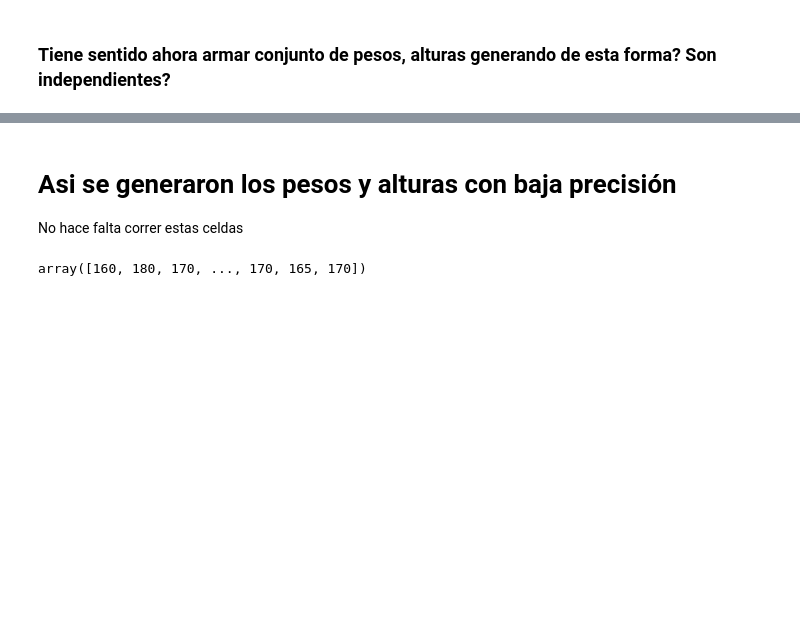
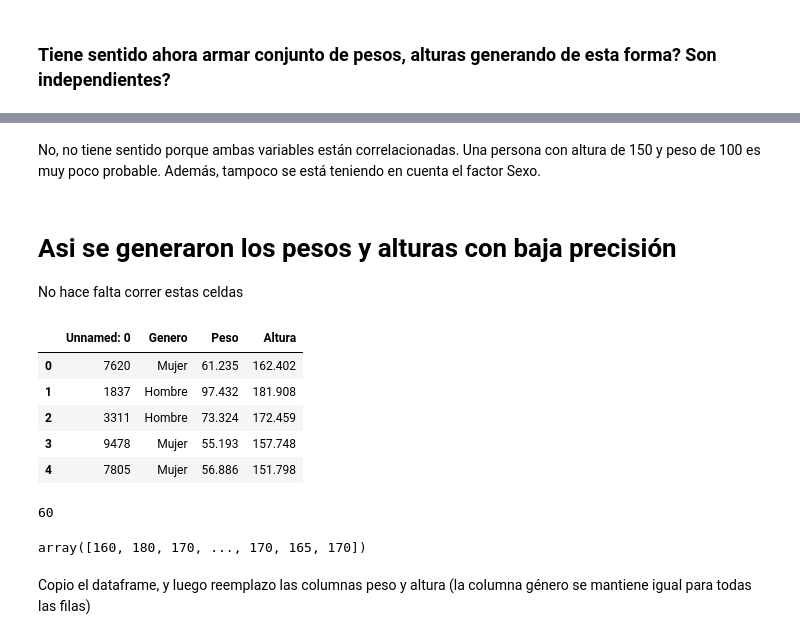
Before and after one commit to jpvidela/diplo-dl_02_Probabilidad, a Jupyter notebook: 05-Pesos-Alturas-Marginales.ipynb, the cells around one changed output, grey strips where cells are left out. Saved outputs shown, nothing was run; the diff lists cells and outputs as text; code cells hidden in the pictures; blank space fills up the shorter version.

```diff
--- a/05-Pesos-Alturas-Marginales.ipynb
+++ b/05-Pesos-Alturas-Marginales.ipynb
@@ -181,6 +204,22 @@ array([[ 85, 155],
+# %% [markdown]
+No, no tiene sentido porque ambas variables están correlacionadas. Una persona con altura de 150 y peso de 100 es muy poco probable.
+Además, tampoco se está teniendo en cuenta el factor Sexo.
 # %% [markdown]
 # Asi se generaron los pesos y alturas con baja precisión
 No hace falta correr estas celdas
 # %%
 ap = pd.read_csv('alturas-pesos-mils-train.csv')
+# %%
+ap.head()
+# %% [output]
+|  | Unnamed: 0 | Genero | Peso | Altura |
+| 0 | 7620 | Mujer | 61.235 | 162.402 |
+| 1 | 1837 | Hombre | 97.432 | 181.908 |
+| 2 | 3311 | Hombre | 73.324 | 172.459 |
+| 3 | 9478 | Mujer | 55.193 | 157.748 |
+| 4 | 7805 | Mujer | 56.886 | 151.798 |
+# %%
+round(ap['Peso'][0]/5)*5
+# %% [output]
+60
 # %%
@@ -190,6 +231,8 @@ alturas_rounded = (np.round(ap['Altura'].values/5)*5).astype(int)
 alturas_rounded
 # %% [output]
 array([160, 180, 170, ..., 170, 165, 170])
+# %% [markdown]
+Copio el dataframe, y luego reemplazo las columnas peso y altura (la columna género se mantiene igual para todas las filas)
 # %%
 ap_rounded = ap.copy()
 # %%
```
Also changed, not shown: parts of 16 cells of this notebook, 3 other files.
